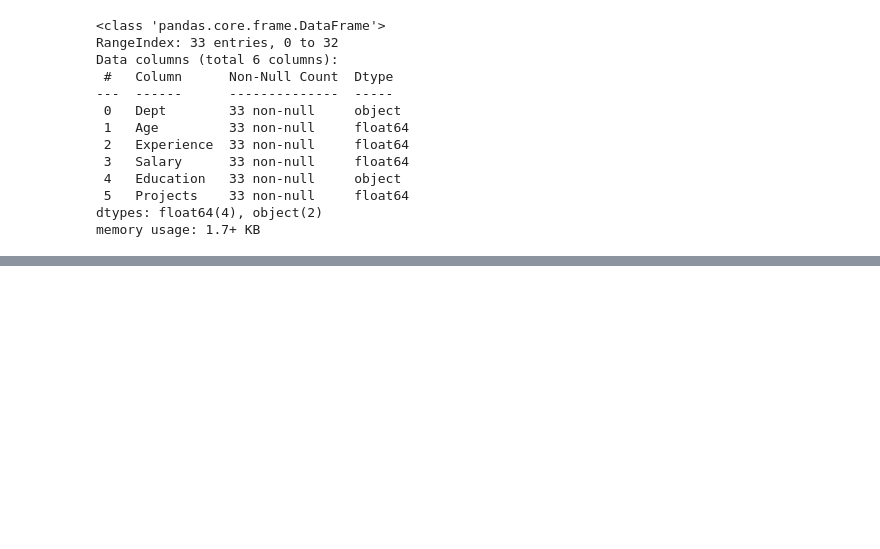
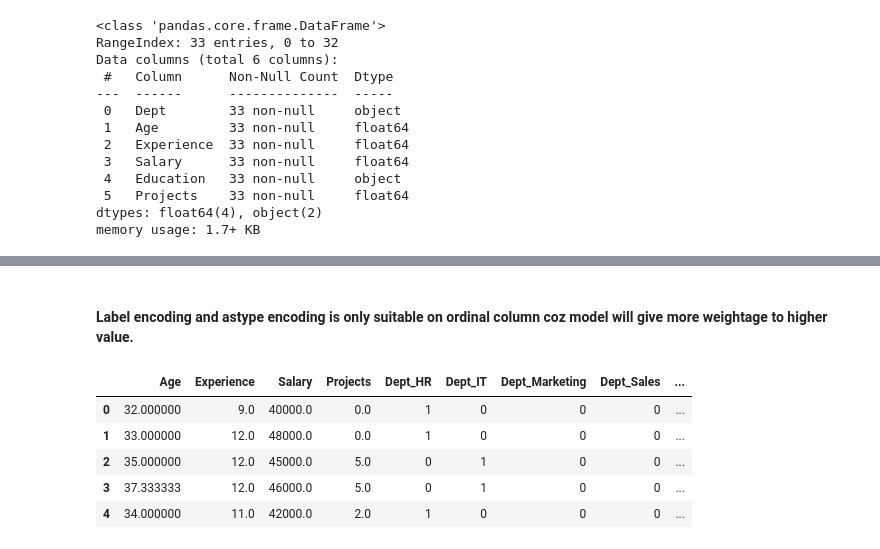
Before and after one commit to aakashpokkanayil/Data_Science_Prep, a Jupyter notebook: Components/Statistics/eda.ipynb, the cells around one changed output, grey strips where cells are left out. Saved outputs shown, nothing was run; the diff lists cells and outputs as text; code cells hidden in the pictures; blank space fills up the shorter version.

```diff
--- a/Components/Statistics/eda.ipynb
+++ b/Components/Statistics/eda.ipynb
@@ -151,0 +374,17 @@ memory usage: 1.7+ KB
+# %% [markdown]
+#### Label encoding and astype encoding is only suitable on ordinal column coz model will give more weightage to higher value.
+# %%
+# one hot encoding approch
+
+df7=df1.copy()
+# %%
+df7=pd.get_dummies(df7,columns=['Dept','Education'],dtype=int)
+# %%
+df7.head()
+# %% [output]
+|  | Age | Experience | Salary | Projects | Dept_HR | Dept_IT | Dept_Marketing | Dept_Sales | ... |
+| 0 | 32.000000 | 9.0 | 40000.0 | 0.0 | 1 | 0 | 0 | 0 | ... |
+| 1 | 33.000000 | 12.0 | 48000.0 | 0.0 | 1 | 0 | 0 | 0 | ... |
+| 2 | 35.000000 | 12.0 | 45000.0 | 5.0 | 0 | 1 | 0 | 0 | ... |
+| 3 | 37.333333 | 12.0 | 46000.0 | 5.0 | 0 | 1 | 0 | 0 | ... |
+| 4 | 34.000000 | 11.0 | 42000.0 | 2.0 | 1 | 0 | 0 | 0 | ... |
```
Also changed, not shown: parts of 52 cells of this notebook, 8 other files.
